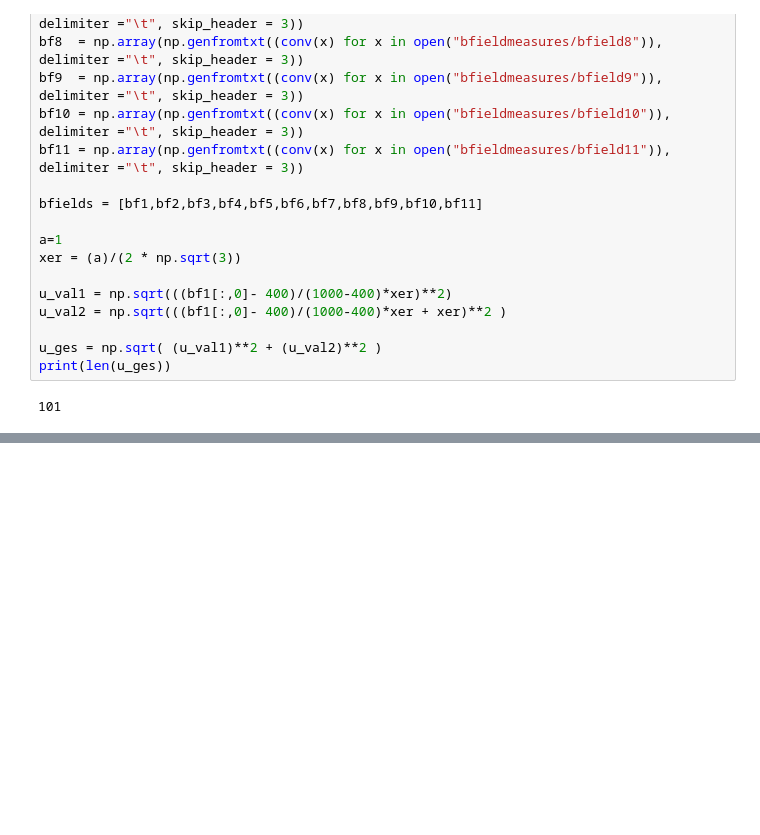
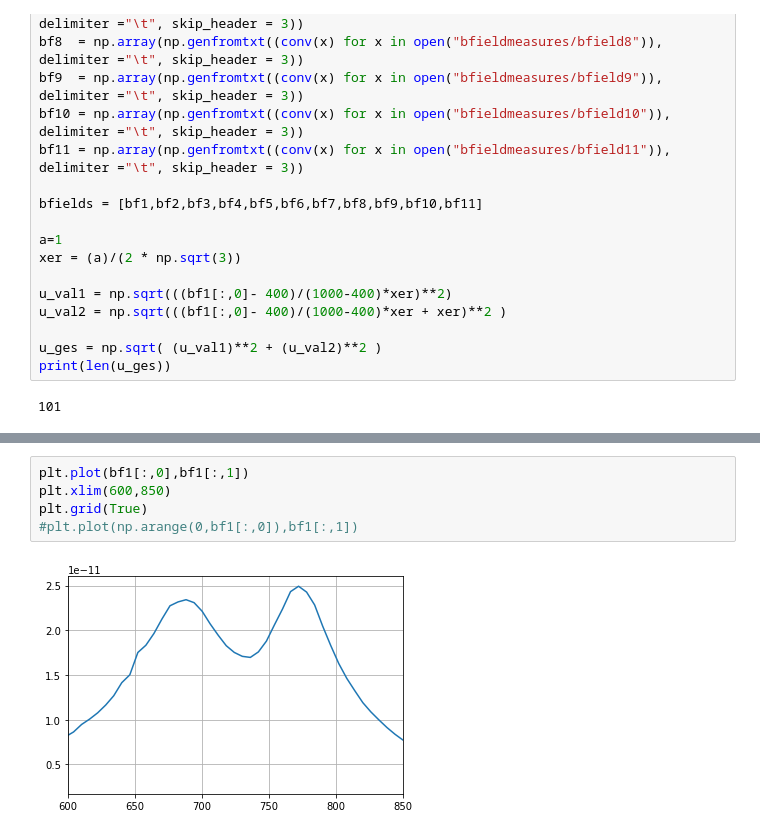
Before and after one commit to CaptainNikon/A2-, a Jupyter notebook: Auswertung.ipynb, the cells around one changed output, grey strips where cells are left out. Cells and saved outputs as stored; diff of their text form; blank space fills up the shorter version.

```diff
--- a/Auswertung.ipynb
+++ b/Auswertung.ipynb
@@ -67,0 +71,7 @@ for  i in range(len(xcalib)):
+# %%
+plt.plot(bf1[:,0],bf1[:,1])
+plt.xlim(600,850)
+plt.grid(True)
+#plt.plot(np.arange(0,bf1[:,0]),bf1[:,1])
+# %% [output]
+[figure, added]
```
Also changed, not shown: parts of 5 cells of this notebook, 2 other files.
